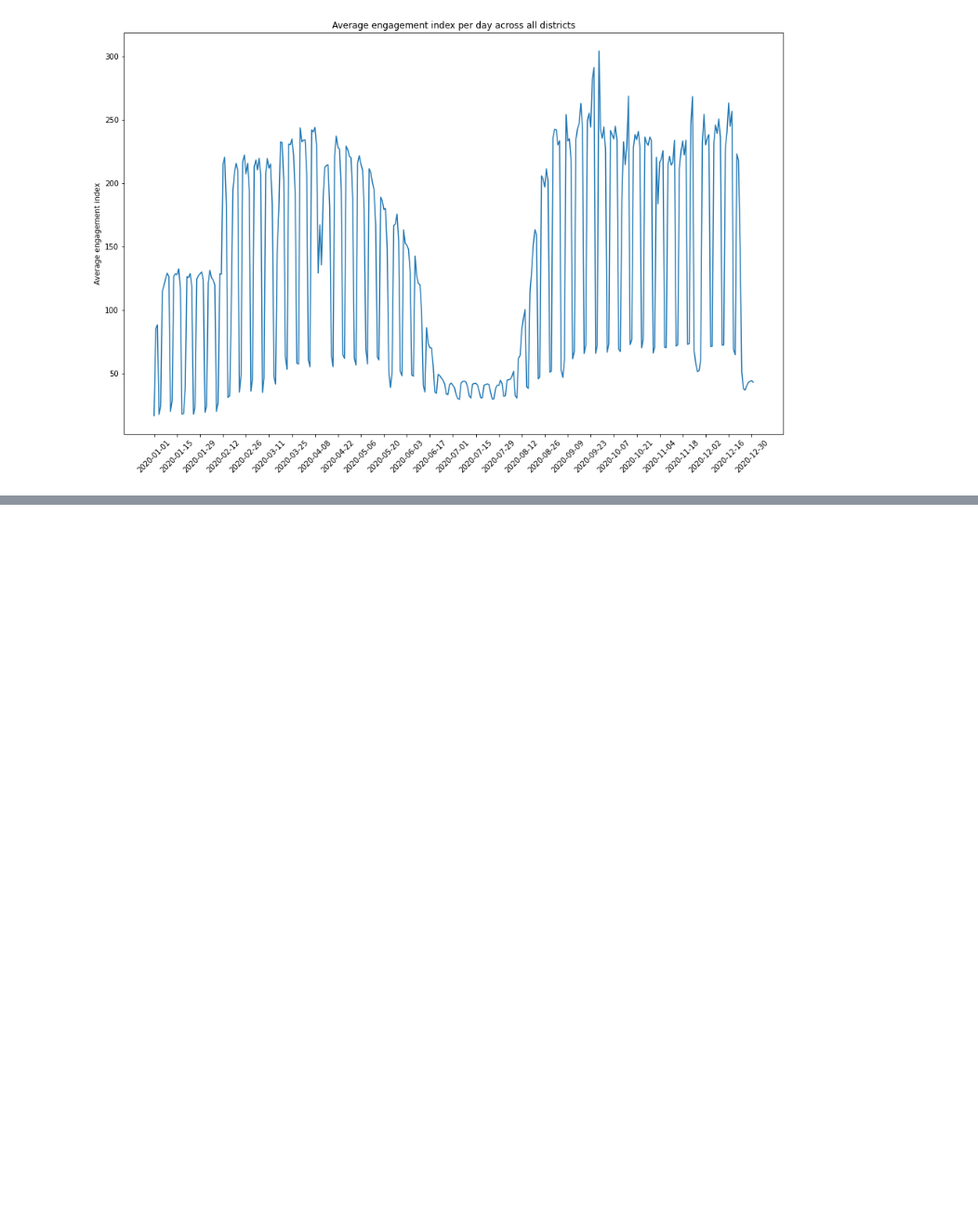
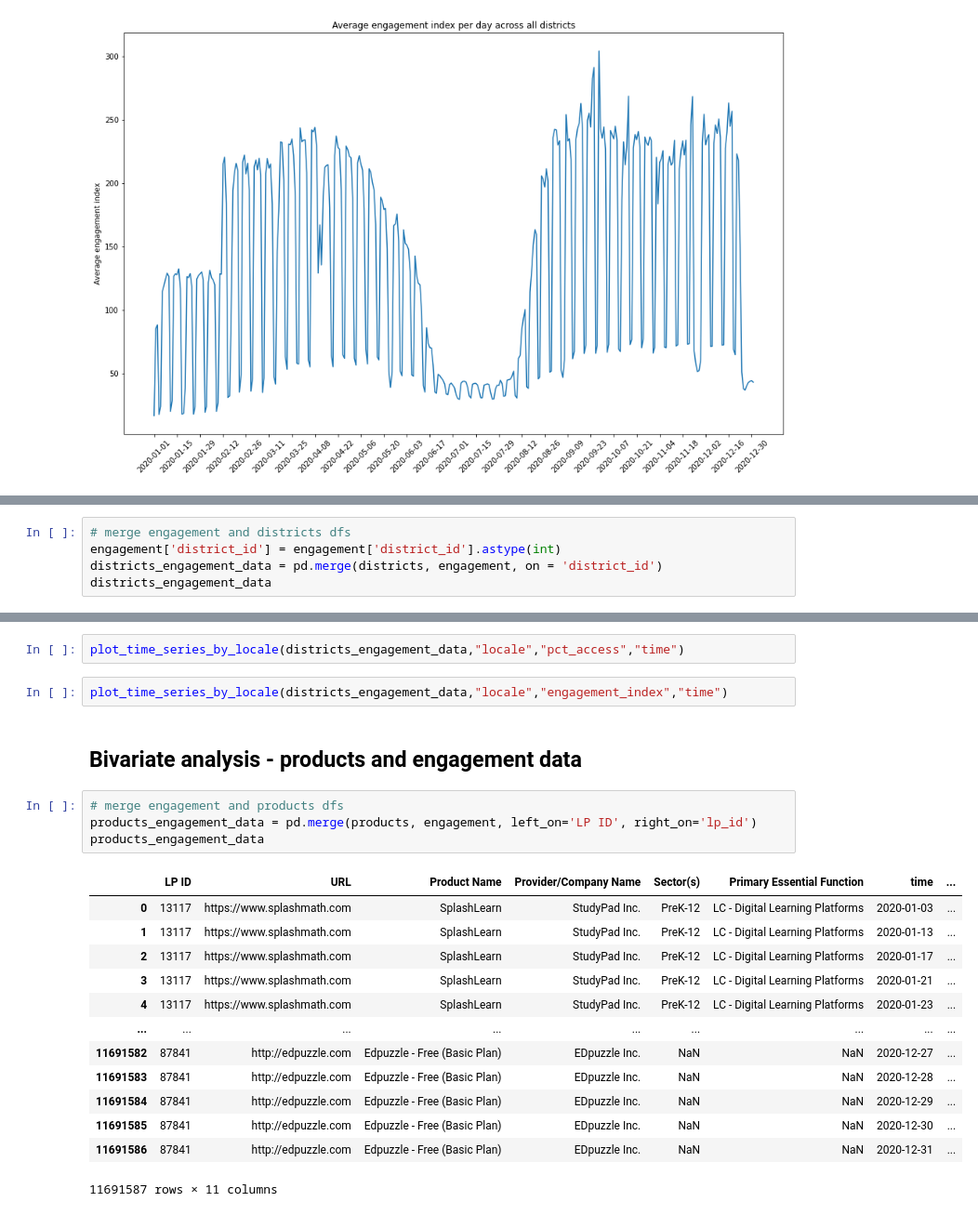
Before and after one commit to tywellik/covid-education-impacts, a Jupyter notebook: EDA.ipynb, the cells around one changed output, grey strips where cells are left out. Shown at 93% size. Saved outputs shown, nothing was run; the diff lists cells and outputs as text; blank space fills up the shorter version.

Commit message:
bivariate analysis

```diff
--- a/EDA.ipynb
+++ b/EDA.ipynb
@@ -197,0 +208,5 @@ plt.show()
+# %%
+# merge engagement and districts dfs
+engagement['district_id'] = engagement['district_id'].astype(int)
+districts_engagement_data = pd.merge(districts, engagement, on = 'district_id')
+districts_engagement_data
@@ -197,0 +263,24 @@ plt.show()
+# %%
+plot_time_series_by_locale(districts_engagement_data,"locale","pct_access","time")
+# %%
+plot_time_series_by_locale(districts_engagement_data,"locale","engagement_index","time")
+# %% [markdown]
+## Bivariate analysis - products and engagement data
+# %%
+# merge engagement and products dfs
+products_engagement_data = pd.merge(products, engagement, left_on='LP ID', right_on='lp_id')
+products_engagement_data
+# %% [output]
+|  | LP ID | URL | Product Name | Provider/Company Name | Sector(s) | Primary Essential Function | time | ... |
+| 0 | 13117 | https://www.splashmath.com | SplashLearn | StudyPad Inc. | PreK-12 | LC - Digital Learning Platforms | 2020-01-03 | ... |
+| 1 | 13117 | https://www.splashmath.com | SplashLearn | StudyPad Inc. | PreK-12 | LC - Digital Learning Platforms | 2020-01-13 | ... |
+| 2 | 13117 | https://www.splashmath.com | SplashLearn | StudyPad Inc. | PreK-12 | LC - Digital Learning Platforms | 2020-01-17 | ... |
+| 3 | 13117 | https://www.splashmath.com | SplashLearn | StudyPad Inc. | PreK-12 | LC - Digital Learning Platforms | 2020-01-21 | ... |
+| 4 | 13117 | https://www.splashmath.com | SplashLearn | StudyPad Inc. | PreK-12 | LC - Digital Learning Platforms | 2020-01-23 | ... |
+| ... | ... | ... | ... | ... | ... | ... | ... | ... |
+| 11691582 | 87841 | http://edpuzzle.com | Edpuzzle - Free (Basic Plan) | EDpuzzle Inc. | NaN | NaN | 2020-12-27 | ... |
+| 11691583 | 87841 | http://edpuzzle.com | Edpuzzle - Free (Basic Plan) | EDpuzzle Inc. | NaN | NaN | 2020-12-28 | ... |
+| 11691584 | 87841 | http://edpuzzle.com | Edpuzzle - Free (Basic Plan) | EDpuzzle Inc. | NaN | NaN | 2020-12-29 | ... |
+| 11691585 | 87841 | http://edpuzzle.com | Edpuzzle - Free (Basic Plan) | EDpuzzle Inc. | NaN | NaN | 2020-12-30 | ... |
+| 11691586 | 87841 | http://edpuzzle.com | Edpuzzle - Free (Basic Plan) | EDpuzzle Inc. | NaN | NaN | 2020-12-31 | ... |
+11691587 rows × 11 columns
```
Also changed, not shown: parts of 9 cells of this notebook.
